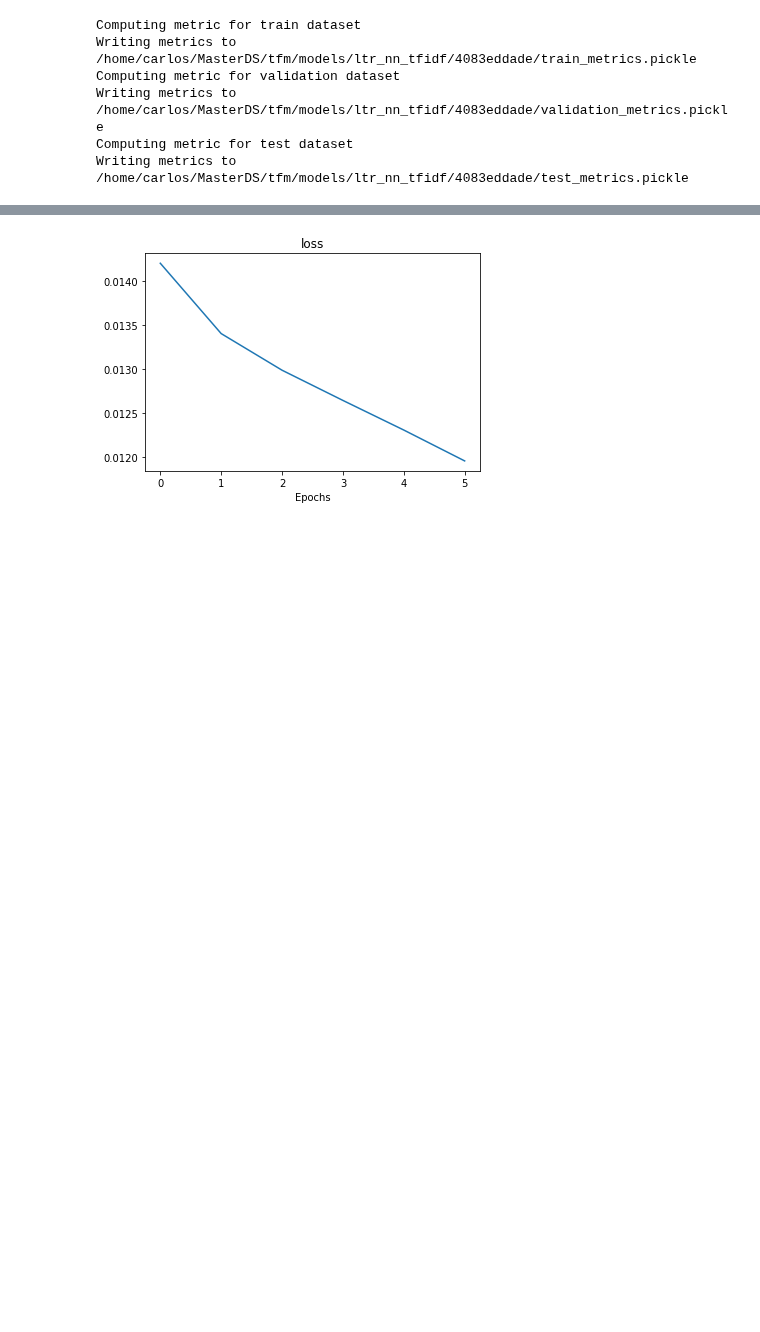
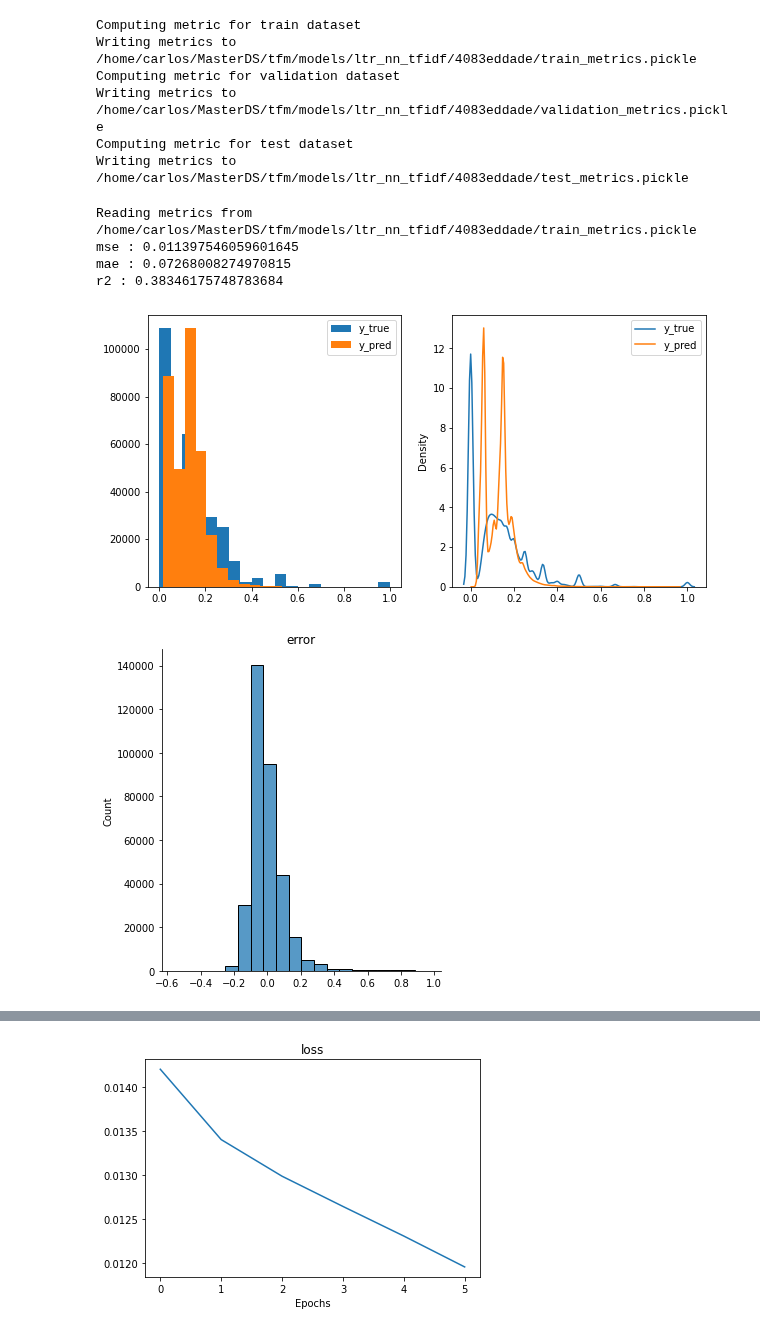
Before and after one commit to gscharly/master_ds_tfm, a Jupyter notebook: analysis/summary/ltr/train/nn/4083eddade.ipynb, the cells around one changed output, grey strips where cells are left out. Drawn from its saved outputs; the diff is of its cells as text; code cells hidden in the pictures; blank space fills up the shorter version.

```diff
--- a/analysis/summary/ltr/train/nn/4083eddade.ipynb
+++ b/analysis/summary/ltr/train/nn/4083eddade.ipynb
@@ -147,4 +147,13 @@ Computing metric for validation dataset
 Writing metrics to /home/carlos/MasterDS/tfm/models/ltr_nn_tfidf/4083eddade/validation_metrics.pickle
 Computing metric for test dataset
 Writing metrics to /home/carlos/MasterDS/tfm/models/ltr_nn_tfidf/4083eddade/test_metrics.pickle
+# %%
+ltr_metrics.show_metrics('train')
+# %% [output]
+Reading metrics from /home/carlos/MasterDS/tfm/models/ltr_nn_tfidf/4083eddade/train_metrics.pickle
+mse : 0.011397546059601645
+mae : 0.07268008274970815
+r2 : 0.38346175748783684
+[figure, added]
+[figure, added]
 # %%
```
Also changed, not shown: parts of 2 cells of this notebook, 20 other files.
